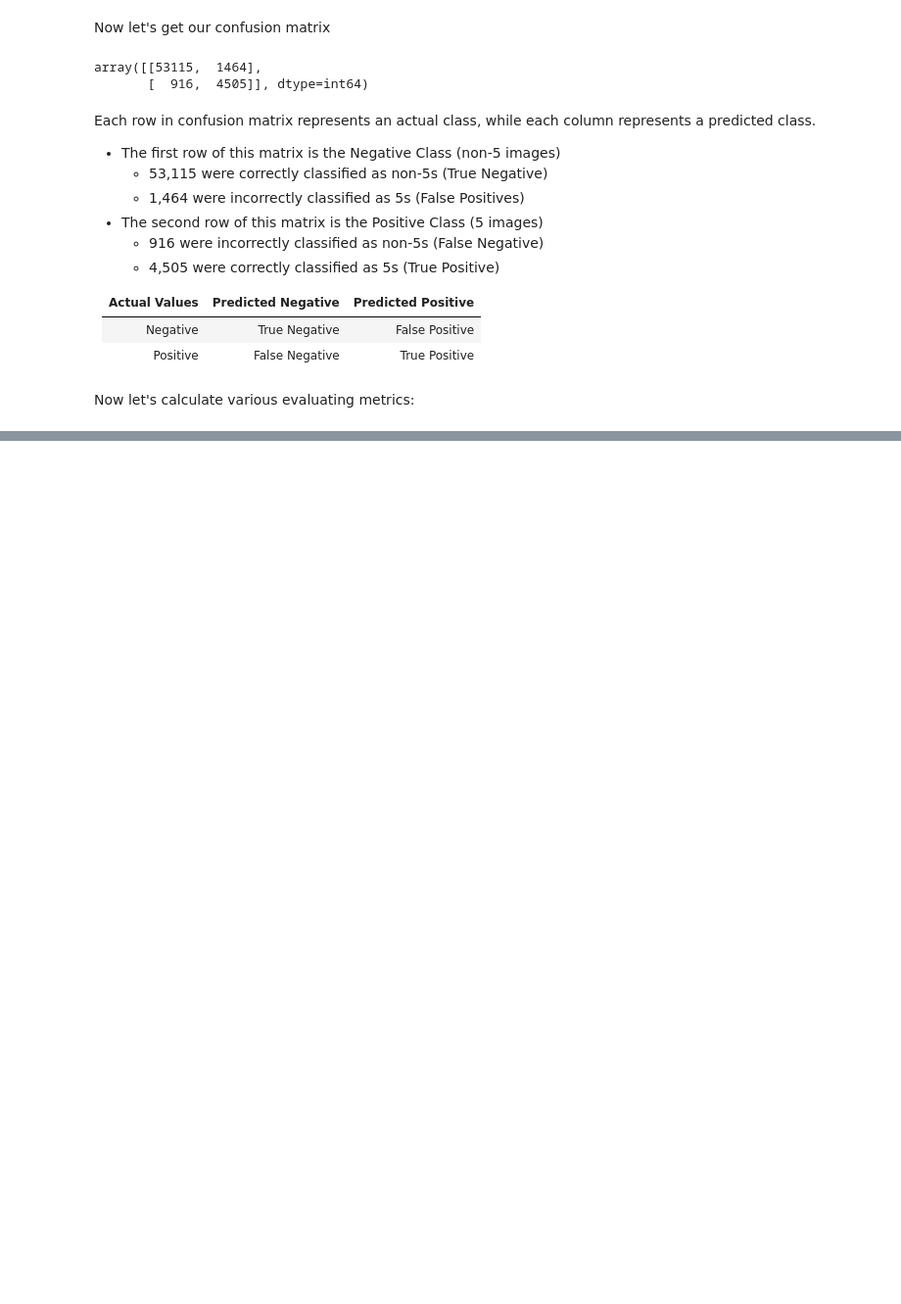
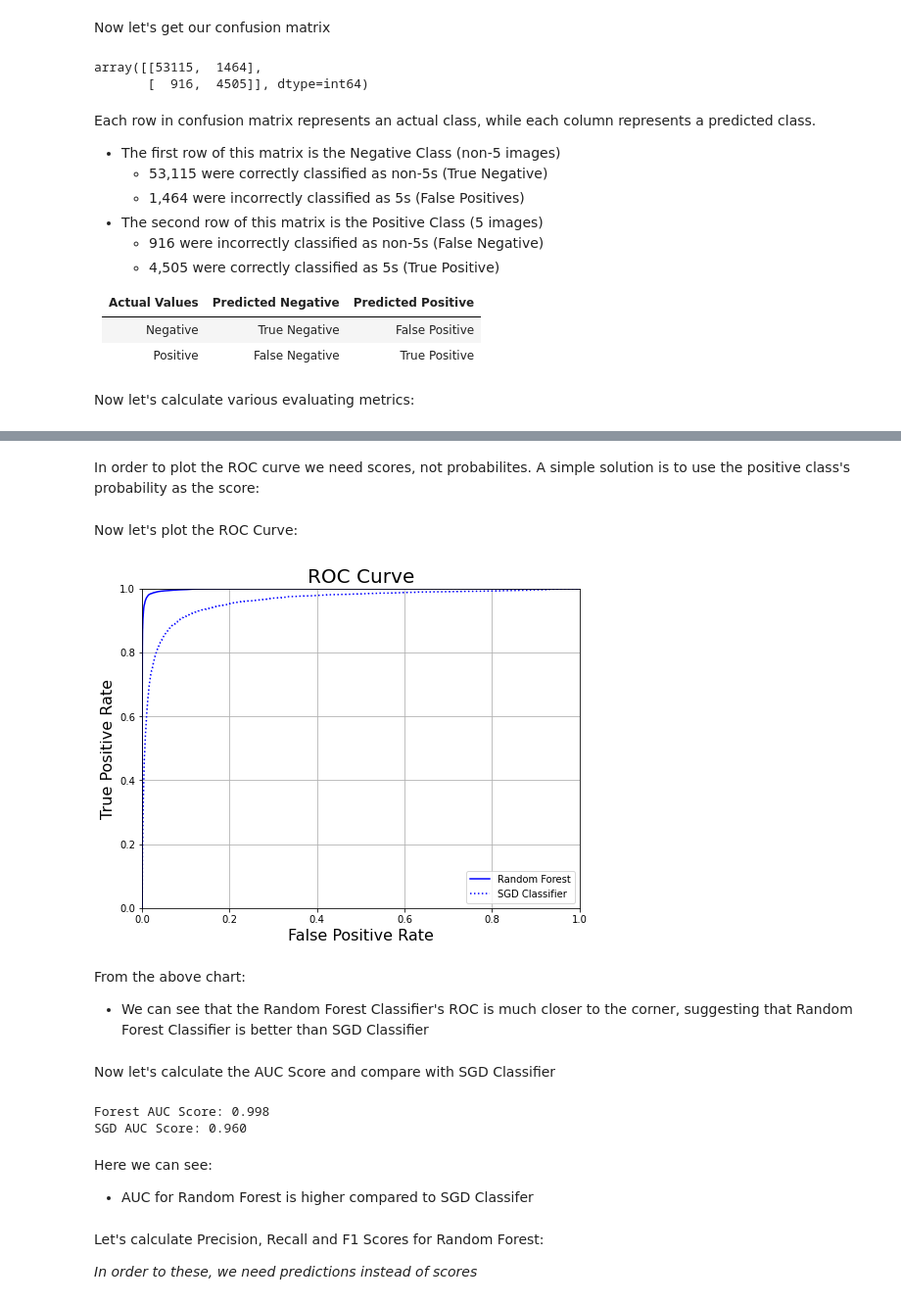
Before and after one commit to preetparmar/Machine-Learning, a Jupyter notebook: Jupyter Notebooks/MNIST Data.ipynb, the cells around one changed output, grey strips where cells are left out. Shown at 98% size. Drawn from its saved outputs; the diff is of its cells as text; code cells hidden in the pictures; blank space fills up the shorter version.

```diff
--- a/Jupyter Notebooks/MNIST Data.ipynb
+++ b/Jupyter Notebooks/MNIST Data.ipynb
@@ -167,0 +323,43 @@ F1 Score:  79.10%
+# %%
+from sklearn.ensemble import RandomForestClassifier
+
+forest_clf = RandomForestClassifier(random_state=42)
+forest_y_probas = cross_val_predict(forest_clf, X_train, y_train_5, cv=3, method='predict_proba')
+# %% [markdown]
+In order to plot the ROC curve we need scores, not probabilites. A simple solution is to use the positive class's probability as the score:
+# %%
+forest_y_scores = forest_y_probas[:, 1]
+forest_fpr, forest_tpr, forest_threshold = roc_curve(y_train_5, forest_y_scores)
+# %% [markdown]
+Now let's plot the ROC Curve:
+# %%
+plt.figure(figsize=(8, 6))
+plt.plot(forest_fpr, forest_tpr, 'b-', label='Random Forest')
+plt.plot(sgd_fpr, sgd_tpr, 'b:', label='SGD Classifier')
+plt.xlabel('False Positive Rate', fontsize=16)
+plt.ylabel('True Positive Rate', fontsize=16)
+plt.title('ROC Curve', fontsize=20)
+plt.legend(loc='lower right')
+plt.axis([0, 1, 0, 1])
+plt.grid()
+plt.show()
+# %% [output]
+[figure, added]
+# %% [markdown]
+From the above chart:
+- We can see that the Random Forest Classifier's ROC is much closer to the corner, suggesting that Random Forest Classifier is better than SGD Classifier
+# %% [markdown]
+Now let's calculate the AUC Score and compare with SGD Classifier
+# %%
+forest_auc_score = roc_auc_score(y_train_5, forest_y_scores)
+print(f'Forest AUC Score: {forest_auc_score:.3f}\nSGD AUC Score: {sgd_auc_score:.3f}')
+# %% [output]
+Forest AUC Score: 0.998
+SGD AUC Score: 0.960
+# %% [markdown]
+Here we can see:
+- AUC for Random Forest is higher compared to SGD Classifer
+# %% [markdown]
+Let's calculate Precision, Recall and F1 Scores for Random Forest:
+
+_In order to these, we need predictions instead of scores_
```
Also changed, not shown: parts of 83 cells of this notebook.
